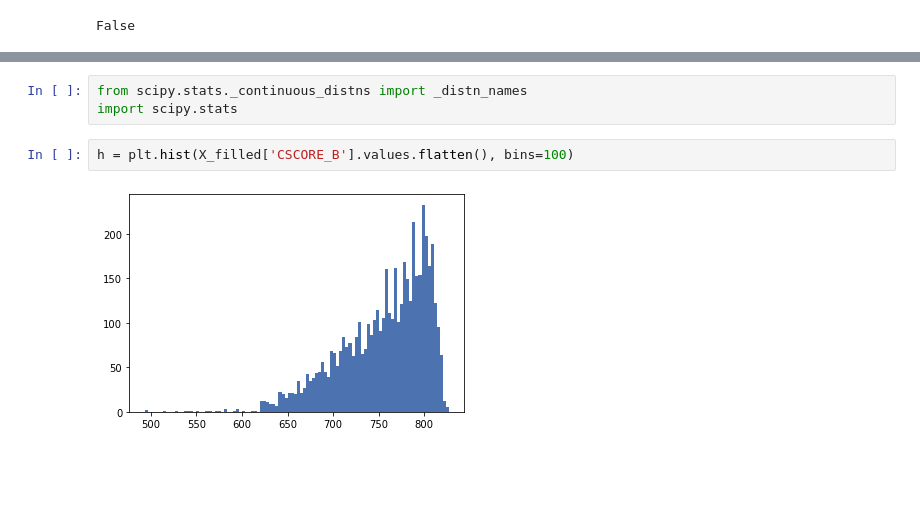
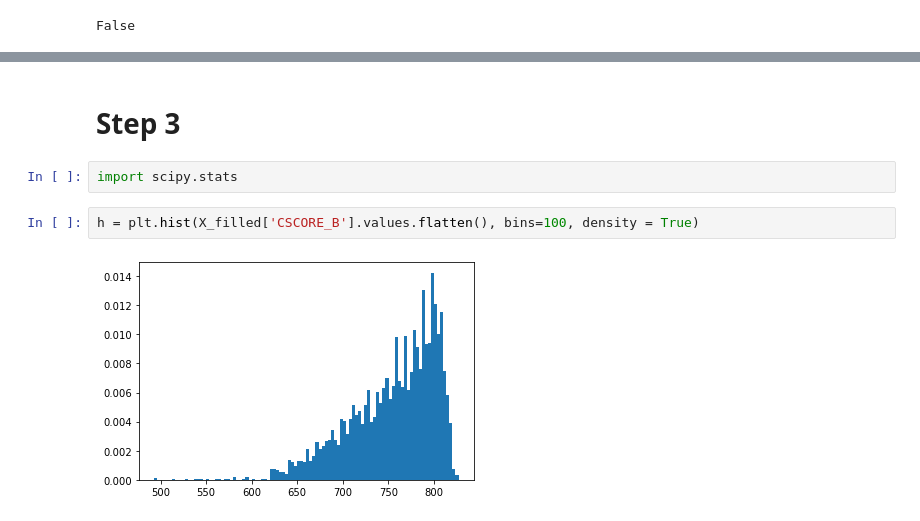
Before and after one commit to BohangWei/FDS-Final-Project, a Jupyter notebook: FinalProjectFall2021.ipynb, the cells around one changed output, grey strips where cells are left out. Saved outputs shown, nothing was run; the diff lists cells and outputs as text; blank space fills up the shorter version.

```diff
--- a/FinalProjectFall2021.ipynb
+++ b/FinalProjectFall2021.ipynb
@@ -502,7 +500,8 @@ X_filled['CSCORE_B'].hist()
-# %%
-from scipy.stats._continuous_distns import _distn_names
-import scipy.stats
+# %% [markdown]
+# Step 3
+# %%
+import scipy.stats
 # %%
-h = plt.hist(X_filled['CSCORE_B'].values.flatten(), bins=100)
+h = plt.hist(X_filled['CSCORE_B'].values.flatten(), bins=100, density = True)
 # %% [output]
-[figure, old version]
+[figure, new version]
```
Also changed, not shown: parts of 26 cells of this notebook.
